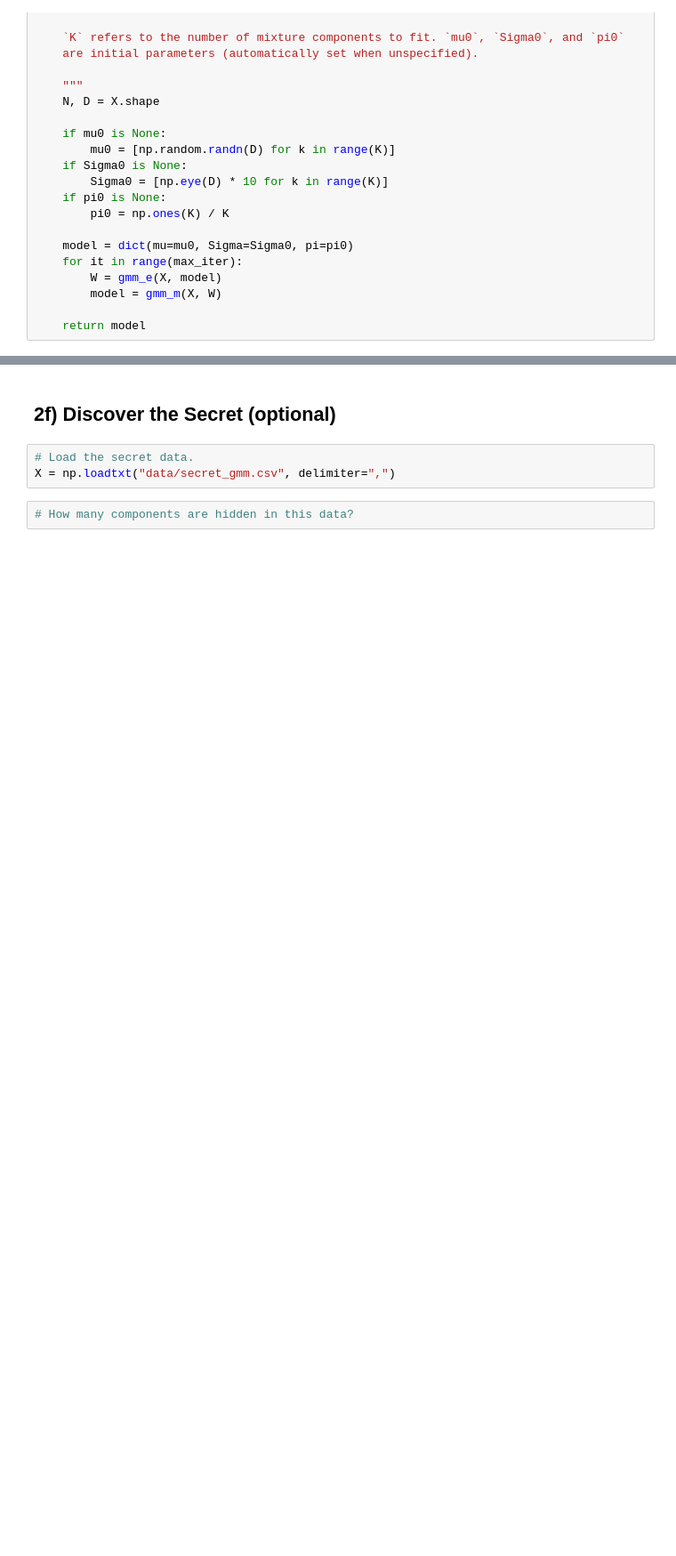
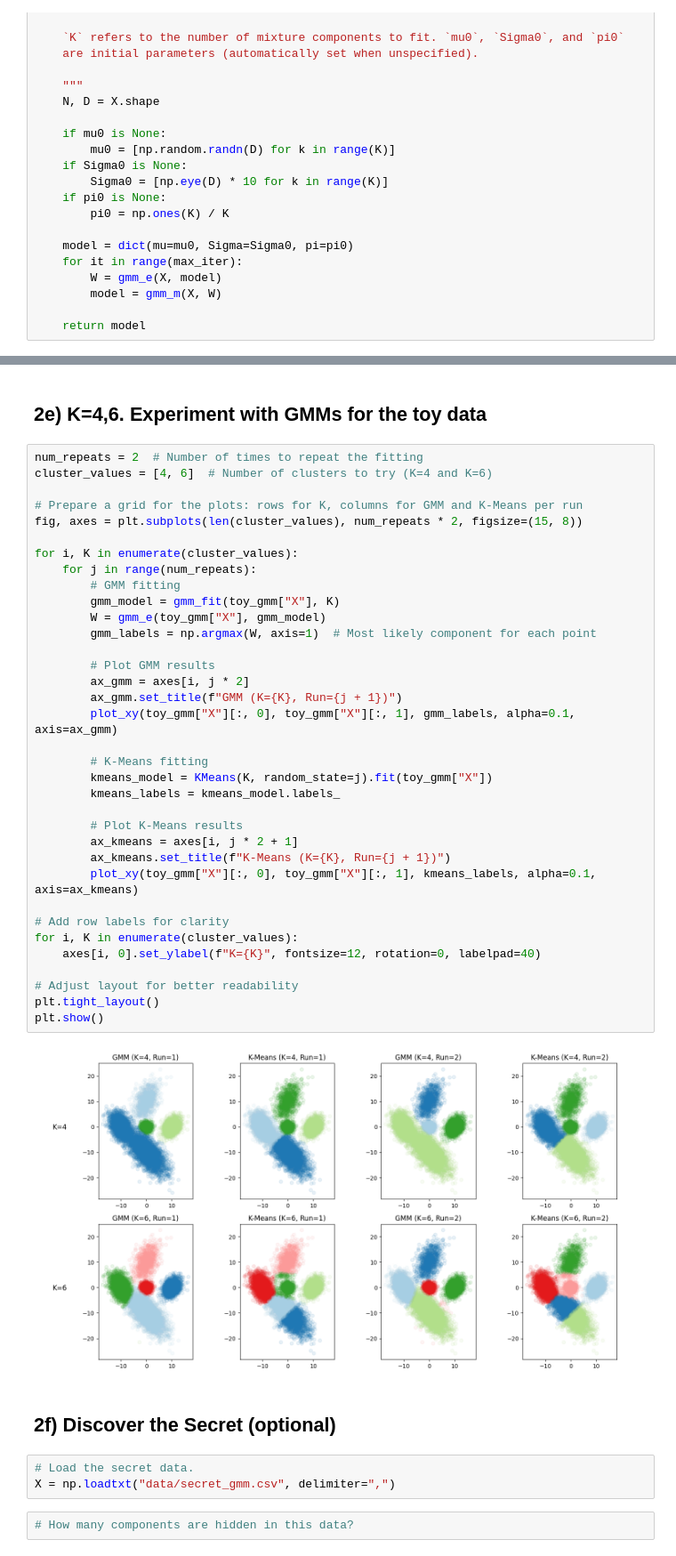
Before and after one commit to abisliouk/-IE675b-machine-learning, a Jupyter notebook: Assignment_4/a04-lvm-artem.ipynb, the cells around one changed output, grey strips where cells are left out. Shown at 89% size. Drawn from its saved outputs; the diff is of its cells as text; blank space fills up the shorter version.

```diff
--- a/Assignment_4/a04-lvm-artem.ipynb
+++ b/Assignment_4/a04-lvm-artem.ipynb
@@ -424,3 +392,42 @@ plt.show()
+# %% [markdown]
+## 2e) K=4,6. Experiment with GMMs for the toy data
+# %%
+num_repeats = 2  # Number of times to repeat the fitting
+cluster_values = [4, 6]  # Number of clusters to try (K=4 and K=6)
+
+# Prepare a grid for the plots: rows for K, columns for GMM and K-Means per run
+fig, axes = plt.subplots(len(cluster_values), num_repeats * 2, figsize=(15, 8))
+
+for i, K in enumerate(cluster_values):
+    for j in range(num_repeats):
+        # GMM fitting
+        gmm_model = gmm_fit(toy_gmm["X"], K)
+        W = gmm_e(toy_gmm["X"], gmm_model)
+        gmm_labels = np.argmax(W, axis=1)  # Most likely component for each point
+
+        # Plot GMM results
+        ax_gmm = axes[i, j * 2]
+        ax_gmm.set_title(f"GMM (K={K}, Run={j + 1})")
+        plot_xy(toy_gmm["X"][:, 0], toy_gmm["X"][:, 1], gmm_labels, alpha=0.1, axis=ax_gmm)
+
+        # K-Means fitting
+        kmeans_model = KMeans(K, random_state=j).fit(toy_gmm["X"])
+        kmeans_labels = kmeans_model.labels_
+
+        # Plot K-Means results
+        ax_kmeans = axes[i, j * 2 + 1]
+        ax_kmeans.set_title(f"K-Means (K={K}, Run={j + 1})")
+        plot_xy(toy_gmm["X"][:, 0], toy_gmm["X"][:, 1], kmeans_labels, alpha=0.1, axis=ax_kmeans)
+
+# Add row labels for clarity
+for i, K in enumerate(cluster_values):
+    axes[i, 0].set_ylabel(f"K={K}", fontsize=12, rotation=0, labelpad=40)
+
+# Adjust layout for better readability
+plt.tight_layout()
+plt.show()
+# %% [output]
+[figure, added]
 # %% [markdown]
 ## 2f) Discover the Secret (optional)
 # %%
```
Also changed, not shown: parts of 9 cells of this notebook.
